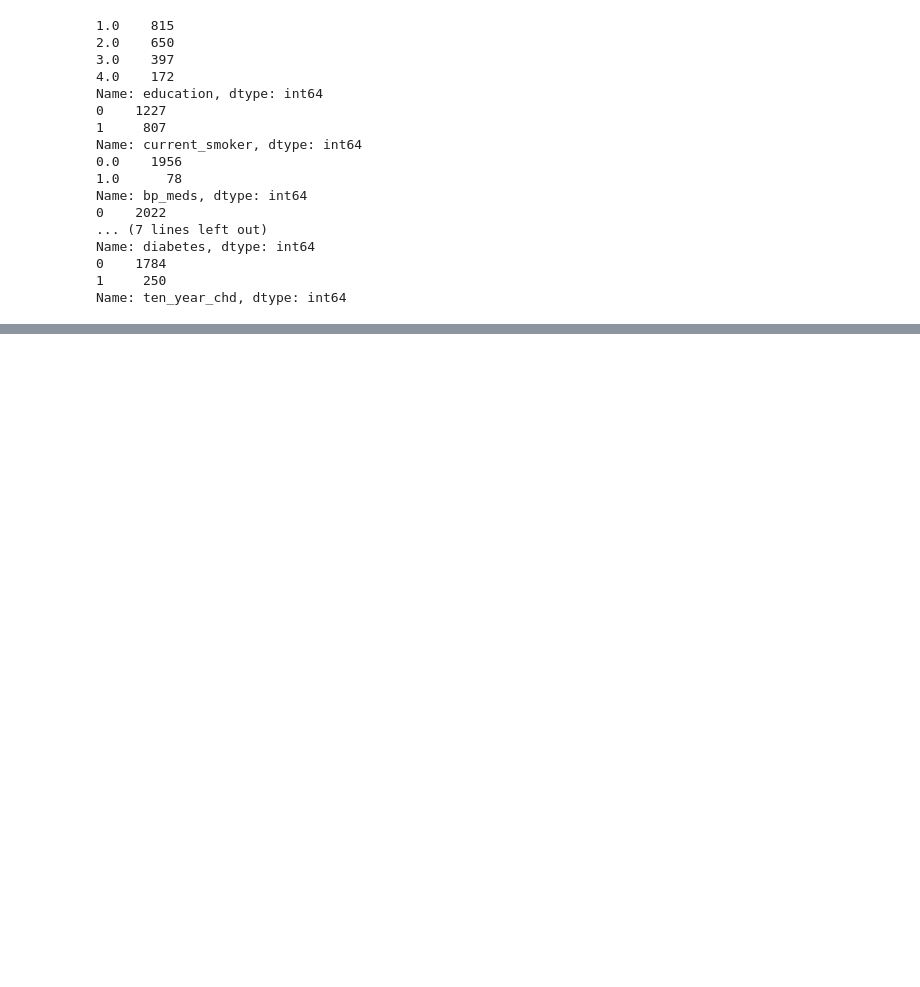
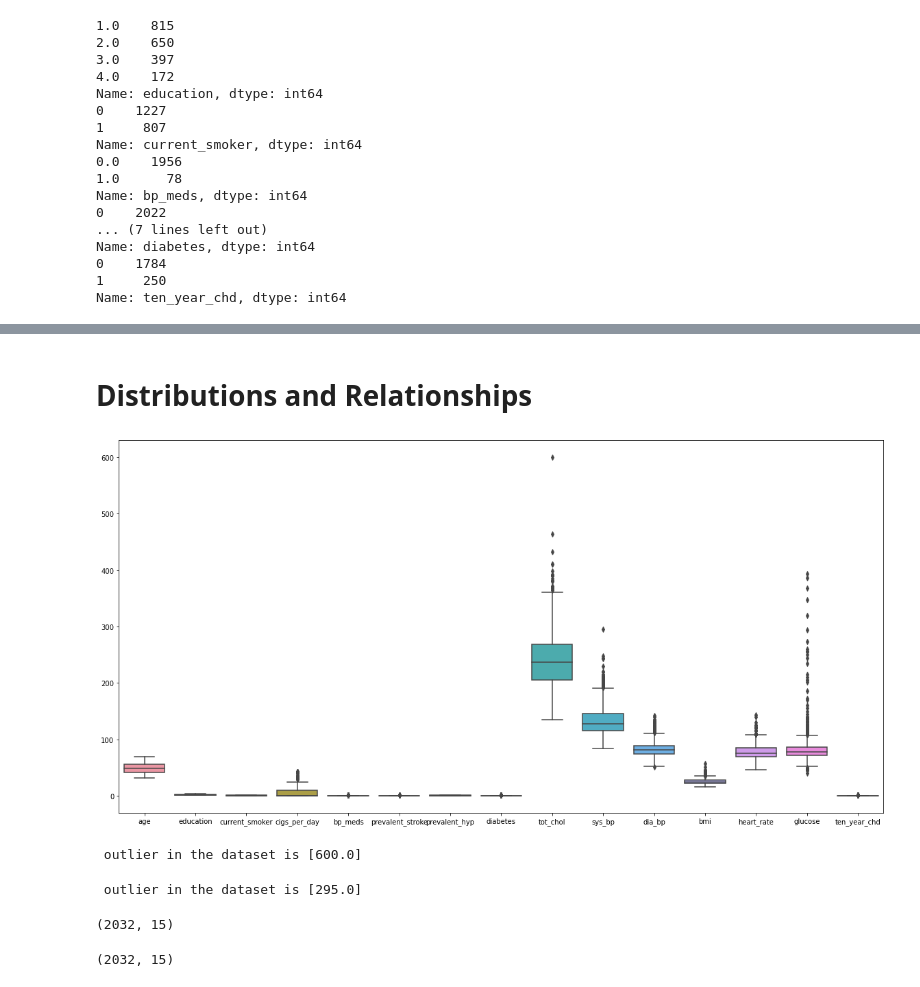
Before and after one commit to RN2D-Project/BootCamp_Project, a Jupyter notebook: HeartDiseasePredictor_MLM.ipynb, the cells around one changed output, grey strips where cells are left out. Saved outputs shown, nothing was run; the diff lists cells and outputs as text; code cells hidden in the pictures; blank space fills up the shorter version.

Commit message:
Preliminary Data precessing and EDA done

```diff
--- a/HeartDiseasePredictor_MLM.ipynb
+++ b/HeartDiseasePredictor_MLM.ipynb
@@ -104,0 +150,4 @@ Name: ten_year_chd, dtype: int64
+# %%
+# Dropping unwanted columns
+newchd_df =  chd_df.drop(columns = "patient_female_id")
+newchd_df.head()
@@ -104,0 +161,43 @@ Name: ten_year_chd, dtype: int64
+# %% [markdown]
+# Distributions and Relationships
+# %%
+# Displaying a BoxPlot to check for outliers
+plt.figure(figsize=(20,10), facecolor='w')
+sns.boxplot(data=newchd_df)
+plt.show()
+# %% [output]
+[figure, added]
+# %%
+# Printing outlier in Total Cholestrol
+# Code reference: https://www.geeksforgeeks.org/interquartile-range-to-detect-outliers-in-data/
+outlier =[]
+for x in newchd_df['tot_chol']:
+    if (x> 550):
+        outlier.append(x)
+print(' outlier in the dataset is', outlier)
+# %% [output]
+ outlier in the dataset is [600.0]
+# %%
+# Printing outlier in Systolic Blood Pressure
+outlier =[]
+for x in newchd_df['sys_bp']:
+    if (x> 250):
+        outlier.append(x)
+print(' outlier in the dataset is', outlier)
+# %% [output]
+ outlier in the dataset is [295.0]
+# %%
+# Removing extreme outliers- Total Cholestrol
+# Code reference: https://stackoverflow.com/questions/43136137/drop-a-specific-row-in-pandas
+i = newchd_df[newchd_df["tot_chol"] == 600].index
+newchd_df = newchd_df.drop(i)
+newchd_df.shape
+# %% [output]
+(2032, 15)
+# %%
+# Removing extreme outliers- Sys BP
+j = newchd_df[newchd_df["sys_bp"]==295].index
+newchd_df = newchd_df.drop(j)
+newchd_df.shape
+# %% [output]
+(2032, 15)
```
Also changed, not shown: parts of 21 cells of this notebook.
